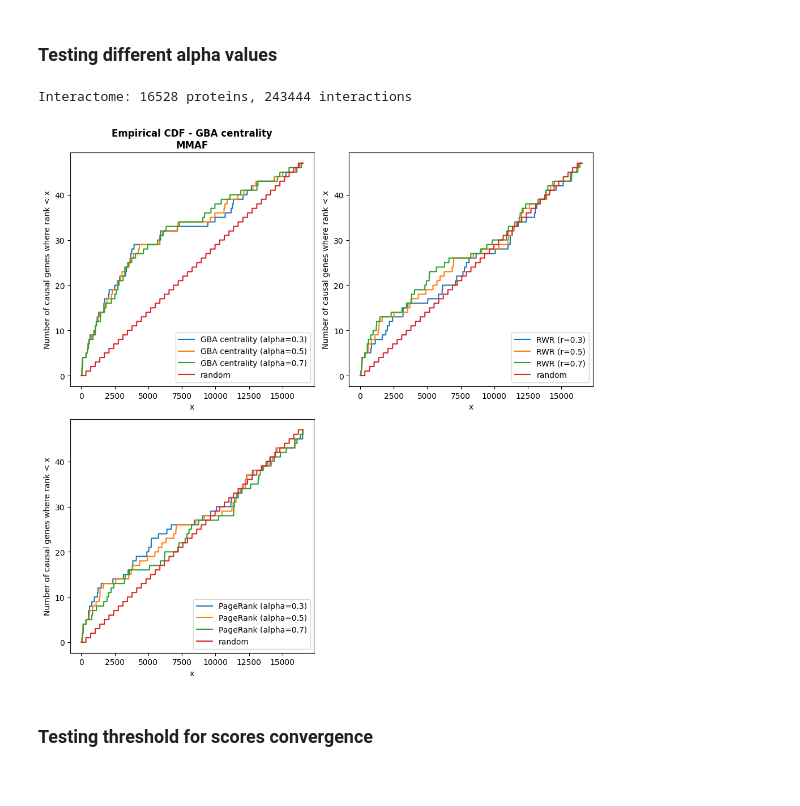
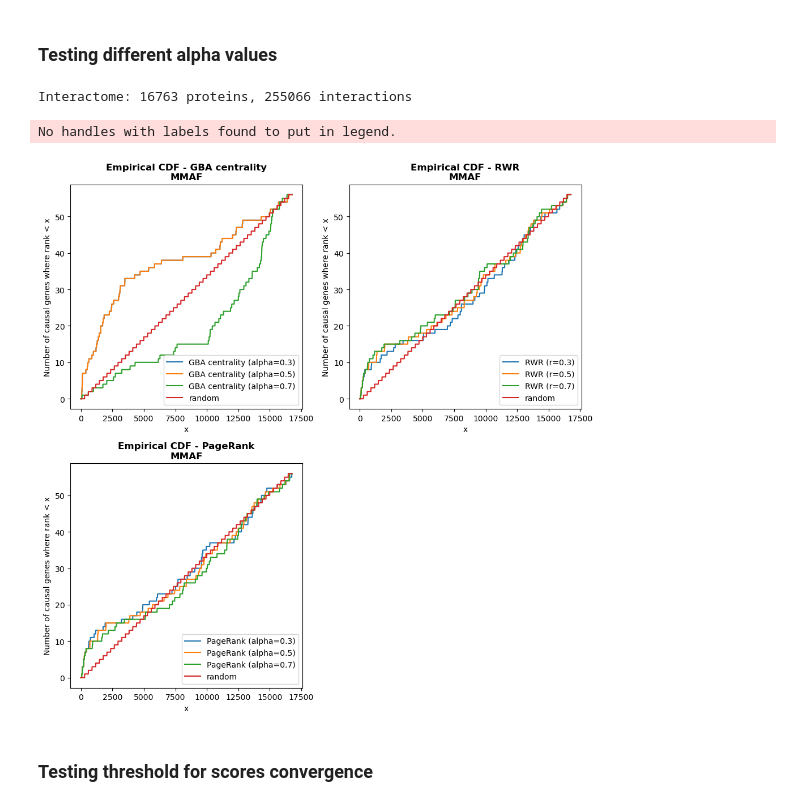
Before and after one commit to jedrzejkubica/GBA-centrality-validation, a Jupyter notebook: validation_parameters.ipynb, the cells around one changed output. Cells and saved outputs as stored; diff of their text form; code cells hidden in the pictures.

Commit message:
validation_parameters.ipynb : fix alpha comparison

```diff
--- a/validation_parameters.ipynb
+++ b/validation_parameters.ipynb
@@ -122,8 +146,14 @@ def calculate_PageRank_ranks(causal_genes, interactome, alpha):
+# %%
+'''Set path for output figures if needed'''
+SAVE_FIGURES = True
+FIGURES_DIR = "./figures/"
 # %% [markdown]
 ### Testing different alpha values
+# %%
+'''Set parameters with which the methods were run'''
+PHENOTYPE = "MMAF" # to choose from: MMAF, NOA, DILCARD, HYPCARD, BC (breast cancer), CC (colon cancer)
+ALPHAS = [0.3, 0.5, 0.7]
+WEIGHTED = False
+DIRECTED = False
 # %%
 INTERACTOME_FILE = "/home/kubicaj/GBA-input/interactome_human.sif"
-# %%
-'''Set path for output figures if needed'''
-SAVE_FIGURES = False
-FIGURES_DIR = "./figures/"
@@ -159,4 +168,4 @@ interactome = networkx.from_edgelist(edge_list_no_weights)
 
 print(f"Interactome: {len(interactome.nodes())} proteins, {len(interactome.edges())} interactions")
 # %% [output]
-Interactome: 16528 proteins, 243444 interactions
+Interactome: 16763 proteins, 255066 interactions
@@ -167,6 +172,4 @@ ALPHAS = [0.3, 0.5, 0.7]
 # %%
-### TODO
-
 columns = 2
 rows = math.ceil(3 / columns)  # number of methods = 3
 
@@ -177,8 +180,11 @@ for param in ALPHAS:
     ALPHA = param
     alpha = str(ALPHA).replace('.', '')
 
-    ENSG2rank_RWR = parse_RWR_ranks(f"/home/kubicaj/workspace/MultiXrank/r{alpha}/{PHENOTYPE}/RWR_ranks_leave_one_out.tsv")
-    ENSG2rank_GBA, _, _ = parse_GBA_ranks(f"../output/{PHENOTYPE}/alpha{alpha}_d{D_MAX}/ranks_leave_one_out.tsv")
+    if ALPHA == 0.5:
+        ENSG2rank_RWR = parse_RWR_ranks(f"/home/kubicaj/GBA-centrality-validation/run_MultiXrank/{PHENOTYPE}/RWR_ranks_LOO.tsv")
+    else:
+        ENSG2rank_RWR = parse_RWR_ranks(f"/home/kubicaj/GBA-centrality-validation/run_MultiXrank/{PHENOTYPE}/r{alpha}/RWR_ranks_LOO.tsv")
+    ENSG2rank_GBA, _, _ = parse_GBA_ranks(f"/home/kubicaj/GBA-output/{PHENOTYPE}/alpha{alpha}/ranks_LOO.tsv")
     ENSG2rank_pagerank = calculate_PageRank_ranks(causal_genes=ENSG2rank_GBA, interactome=interactome, alpha=ALPHA)
 
     ranks_RWR = []
@@ -210,35 +216,39 @@ for param in ALPHAS:
         "OG": PHENOTYPE,
         "PCD": PHENOTYPE,
         "POF": PHENOTYPE,
         "BC": "breast cancer",
         "CC": "colon cancer",
         "HYPCARD": "hypertrophic cardiomyopathy",
         "DILCARD": "dilated cardiomyopathy"
     }
     ax[0].set_title(f"Empirical CDF - GBA centrality\n{title_map.get(PHENOTYPE, PHENOTYPE)}", fontsize=12, weight='bold')
+    ax[1].set_title(f"Empirical CDF - RWR\n{title_map.get(PHENOTYPE, PHENOTYPE)}", fontsize=12, weight='bold')
+    ax[2].set_title(f"Empirical CDF - PageRank\n{title_map.get(PHENOTYPE, PHENOTYPE)}", fontsize=12, weight='bold')
 
 # calculate random ranks
-ranks_random = generate_random_ranks(interactome, ENSG2rank_GBA)
+ranks_random = generate_random_ranks(interactome, ENSG2rank_RWR)
 curve_random = []
 for i in range(len(interactome)):
     curve_random.append(sum(rank <= i for rank in ranks_random))
 
 ax[0].plot(range(len(interactome)), curve_random, label="random")
 ax[1].plot(range(len(interactome)), curve_random, label="random")
 ax[2].plot(range(len(interactome)), curve_random, label="random")
 
 for a in ax:
     a.set_xlabel("x")
     a.set_ylabel("Number of causal genes where rank < x")
     a.legend(loc="lower right")
 
 # hide unused subplots (if number of images < grid size)
 for i in range(len(ALPHAS), len(ax)):
     fig.delaxes(ax[i])
 
 matplotlib.pyplot.tight_layout()
-# matplotlib.pyplot.savefig(FIGURES_DIR + f"GBA_vs_RWR_vs_PageRank_alpha_parameter_CDF_{PHENOTYPE}", dpi=1000)
+if SAVE_FIGURES:
+    matplotlib.pyplot.savefig(FIGURES_DIR + f"compare_alpha_CDF_{PHENOTYPE}", dpi=1000)
 # %% [output]
+No handles with labels found to put in legend.
-[figure, old version]
+[figure, new version]
 # %% [markdown]
 ### Testing threshold for scores convergence
```
Also changed, not shown: parts of 9 cells of this notebook.
